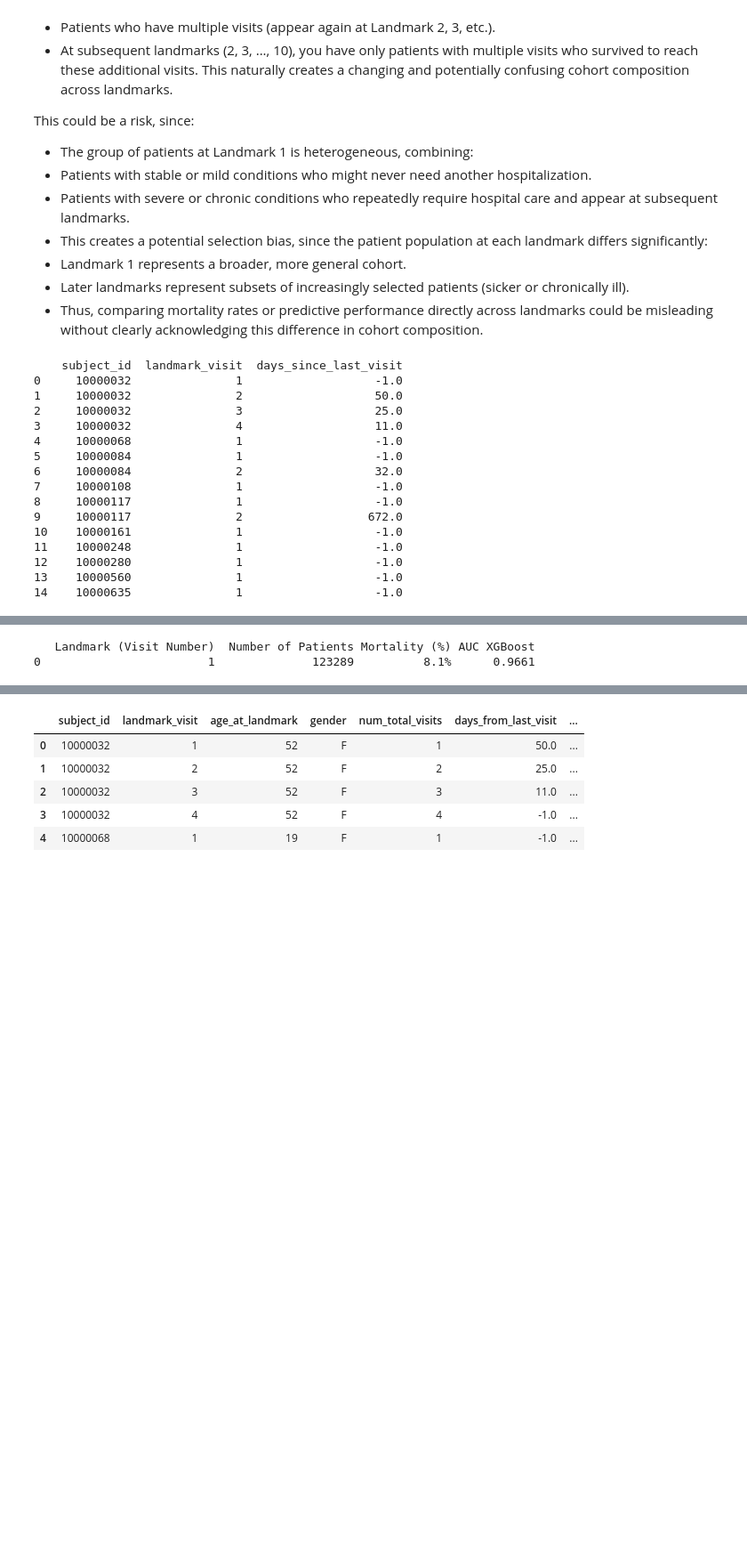
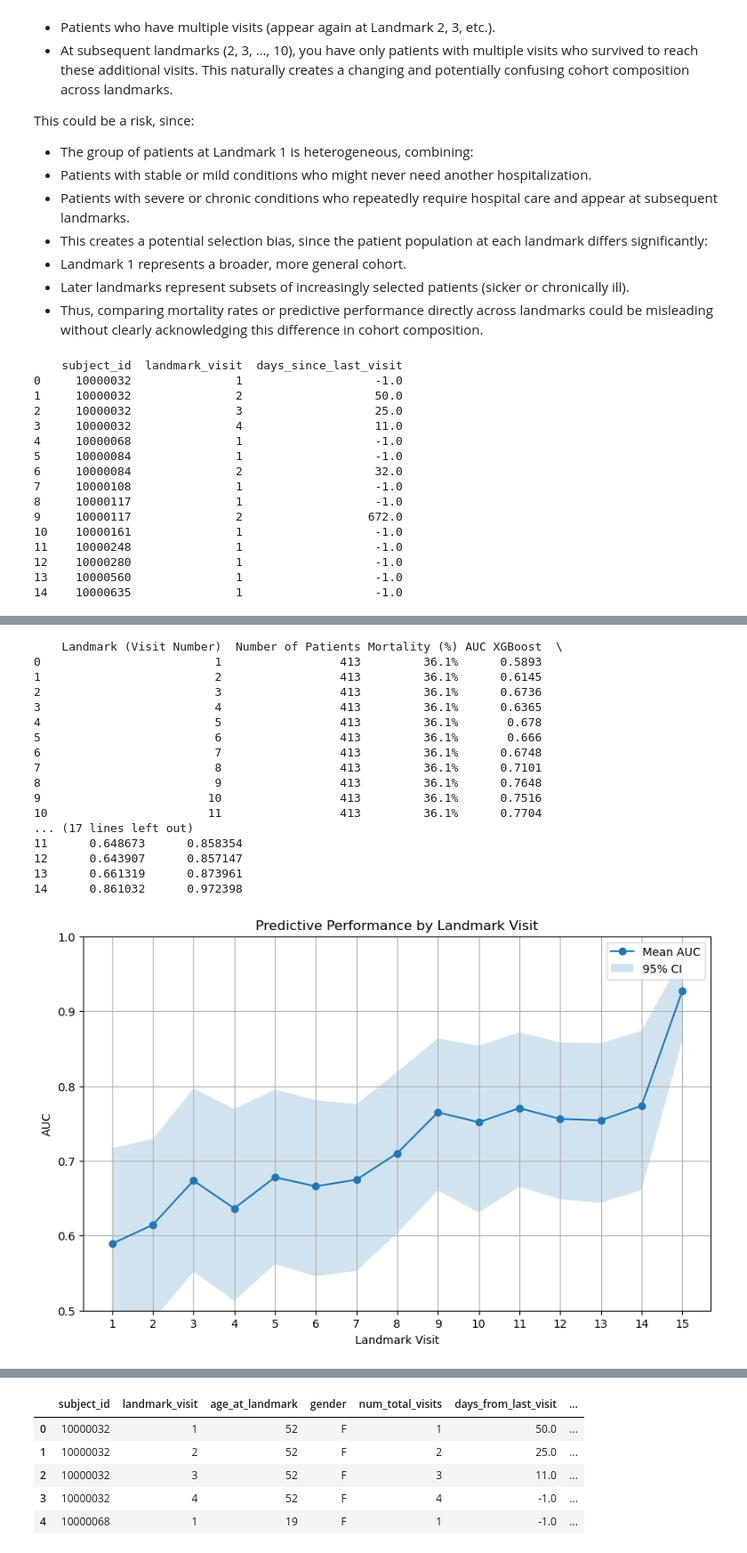
Before and after one commit to michechi/LLMSeq, a Jupyter notebook: src/xgboost.ipynb, the cells around one changed output, grey strips where cells are left out. Shown at 89% size. Saved outputs shown, nothing was run; the diff lists cells and outputs as text; code cells hidden in the pictures; blank space fills up the shorter version.

```diff
--- a/src/xgboost.ipynb
+++ b/src/xgboost.ipynb
@@ -538,14 +538,35 @@ This could be a risk, since:
 import pandas as pd
 import numpy as np
 import xgboost as xgb
+import matplotlib.pyplot as plt
+from sklearn.utils import resample
+from sklearn.metrics import roc_auc_score
 from sklearn.model_selection import train_test_split
-from sklearn.metrics import roc_auc_score
 from sklearn.feature_extraction.text import CountVectorizer
 from scipy.sparse import hstack
+from scipy.interpolate import make_interp_spline
+
+# Function to calculate bootstrapped confidence intervals
+def bootstrap_auc_ci(y_true, y_pred, n_bootstraps=1000, ci=95, seed=42):
+    rng = np.random.RandomState(seed)
+    bootstrapped_scores = []
+
+    for _ in range(n_bootstraps):
+        indices = rng.randint(0, len(y_pred), len(y_pred))
+        if len(np.unique(y_true[indices])) < 2:
+            continue
+        score = roc_auc_score(y_true[indices], y_pred[indices])
+        bootstrapped_scores.append(score)
+
+    lower_bound = np.percentile(bootstrapped_scores, (100 - ci) / 2)
+    upper_bound = np.percentile(bootstrapped_scores, 100 - (100 - ci) / 2)
+
+    return lower_bound, upper_bound
+
 
 landmark_df = pd.read_csv("landmark_df.csv") # there is not anymore variable with data leakage (no more days_from_last_visit but days_since_previous_visit)
 
-max_visits = 1  # Modify this for different visit numbers
+max_visits = 15  # Modify this for different visit numbers
 
 # Identify patients with exactly 'max_visits' visits
 visit_counts = landmark_df['subject_id'].value_counts()
@@ -584,33 +605,73 @@ for landmark_visit in range(1, max_visits + 1):
     test_proc_vec = proc_vectorizer.transform(test_df['proc_text'])
 
     X_train_numeric = train_df[numeric_features].values
     X_test_numeric = test_df[numeric_features].values
 
     X_train = hstack([train_med_vec, train_diag_vec, train_proc_vec, X_train_numeric])
     X_test = hstack([test_med_vec, test_diag_vec, test_proc_vec, X_test_numeric])
 
     y_train = train_df['death_in_90days'].values
     y_test = test_df['death_in_90days'].values
 
     model = xgb.XGBClassifier(n_estimators=100, random_state=42)
     model.fit(X_train, y_train)
 
     y_pred_proba = model.predict_proba(X_test)[:,1]
     auc = roc_auc_score(y_test, y_pred_proba)
+    lower_ci, upper_ci = bootstrap_auc_ci(y_test, y_pred_proba)
 
     mortality_rate = np.mean(y_test) * 100
     num_patients = len(df_subset)
 
     results.append({
         'Landmark (Visit Number)': landmark_visit,
         'Number of Patients': num_patients,
         'Mortality (%)': f"{mortality_rate:.1f}%",
-        'AUC XGBoost': f"{auc:.4}"
+        'AUC XGBoost': f"{auc:.4}",
+        'AUC Lower CI': lower_ci,
+        'AUC Upper CI': upper_ci
     })
 
 # Convert results to DataFrame
 results_df = pd.DataFrame(results)
 print(results_df)
+
+# Ensure numeric types
+results_df[['AUC XGBoost', 'AUC Lower CI', 'AUC Upper CI']] = results_df[['AUC XGBoost', 'AUC Lower CI', 'AUC Upper CI']].astype(float)
+
+x = results_df['Landmark (Visit Number)']
+y = results_df['AUC XGBoost']
+y_lower = results_df['AUC Lower CI']
+y_upper = results_df['AUC Upper CI']
+
+plt.figure(figsize=(10, 6))
+plt.plot(x, y, linestyle='-', linewidth=1.5, marker='o', label='Mean AUC')
+plt.fill_between(x, y_lower, y_upper, alpha=0.2, label='95% CI')
+
+plt.title('Predictive Performance by Landmark Visit')
+plt.xlabel('Landmark Visit')
+plt.ylabel('AUC')
+plt.xticks(x)
+plt.ylim(0.5, 1.0)
+plt.grid(True)
+plt.legend()
+plt.show()
 # %% [output]
-   Landmark (Visit Number)  Number of Patients Mortality (%) AUC XGBoost
-0                        1              123289          8.1%      0.9661
+    Landmark (Visit Number)  Number of Patients Mortality (%) AUC XGBoost  \
+0                         1                 413         36.1%      0.5893
+1                         2                 413         36.1%      0.6145
+2                         3                 413         36.1%      0.6736
+3                         4                 413         36.1%      0.6365
+4                         5                 413         36.1%       0.678
+5                         6                 413         36.1%       0.666
+6                         7                 413         36.1%      0.6748
+7                         8                 413         36.1%      0.7101
+8                         9                 413         36.1%      0.7648
+9                        10                 413         36.1%      0.7516
+10                       11                 413         36.1%      0.7704
+... (17 lines left out)
+11      0.648673      0.858354
+12      0.643907      0.857147
+13      0.661319      0.873961
+14      0.861032      0.972398
+[figure, added]
```
Also changed, not shown: parts of 3 cells of this notebook, 1 other file.
